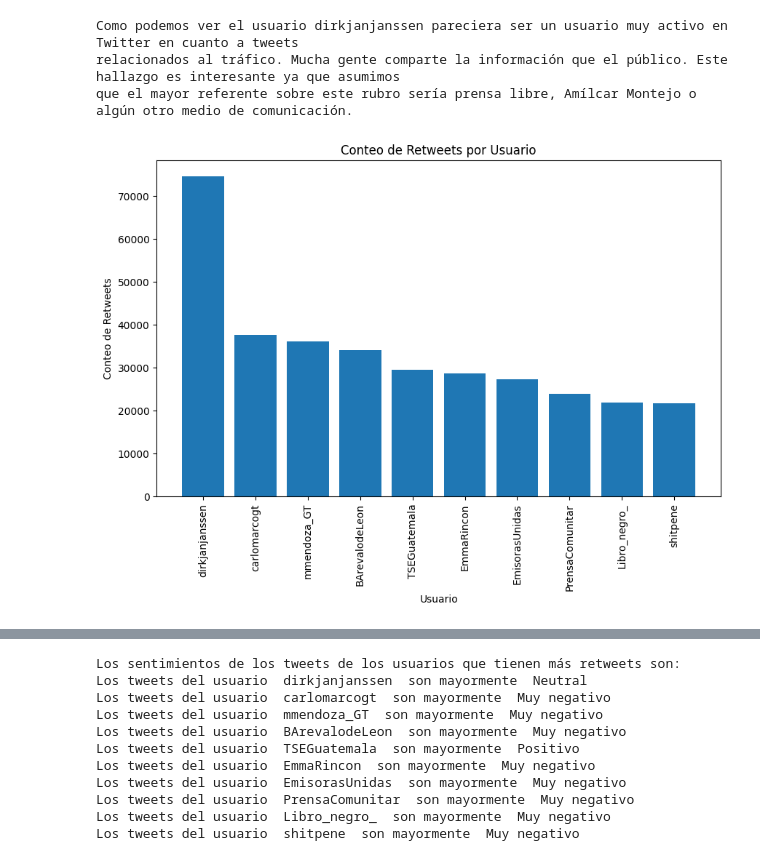
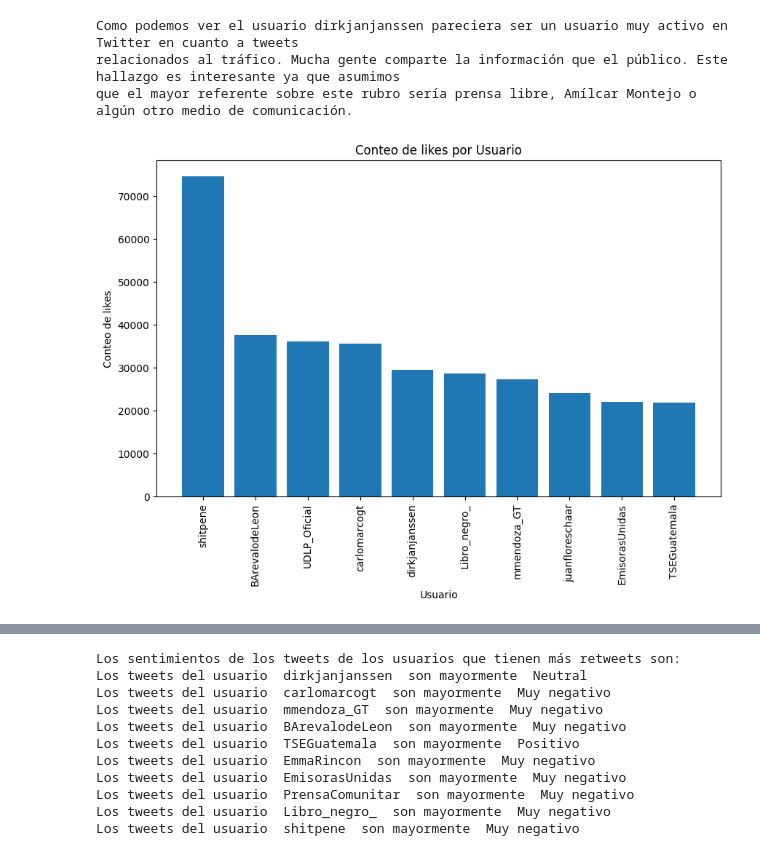
Before and after one commit to Aristondo01/Lab6_DS, a Jupyter notebook: trafico.ipynb, the cells around one changed output, grey strips where cells are left out. Drawn from its saved outputs; the diff is of its cells as text; code cells hidden in the pictures.

```diff
--- a/trafico.ipynb
+++ b/trafico.ipynb
@@ -232,19 +232,19 @@ que el mayor referente sobre este rubro sería prensa libre, Amílcar Montejo o
 # %%
 tweets_mas_likes = data.groupby('username')['likeCount'].sum()
 tr_count_df_likes = tweets_mas_likes.reset_index()
 tr_count_df_likes = tr_count_df_likes.rename(columns={'likeCount': 'count'})
 tr_count_df_likes = tr_count_df_likes.sort_values(by='count', ascending=False)
 tr_count_df_likes = tr_count_df_likes.head(10)
 
 plt.figure(figsize=(10, 6))  # Tamaño del gráfico
-plt.bar(tr_count_df['username'], tr_count_df_likes['count'])
+plt.bar(tr_count_df_likes['username'], tr_count_df_likes['count'])
 plt.xlabel('Usuario')
-plt.ylabel('Conteo de Retweets')
-plt.title('Conteo de Retweets por Usuario')
+plt.ylabel('Conteo de likes')
+plt.title('Conteo de likes por Usuario')
 plt.xticks(rotation=90)  # Rotar las etiquetas del eje x para una mejor visualización
 plt.show()
 # %% [output]
-[figure, old version]
+[figure, new version]
 # %%
 frecuencia_usuarios = data['username'].value_counts()
 
```
Also changed, not shown: parts of 11 cells of this notebook, 6 other files.
